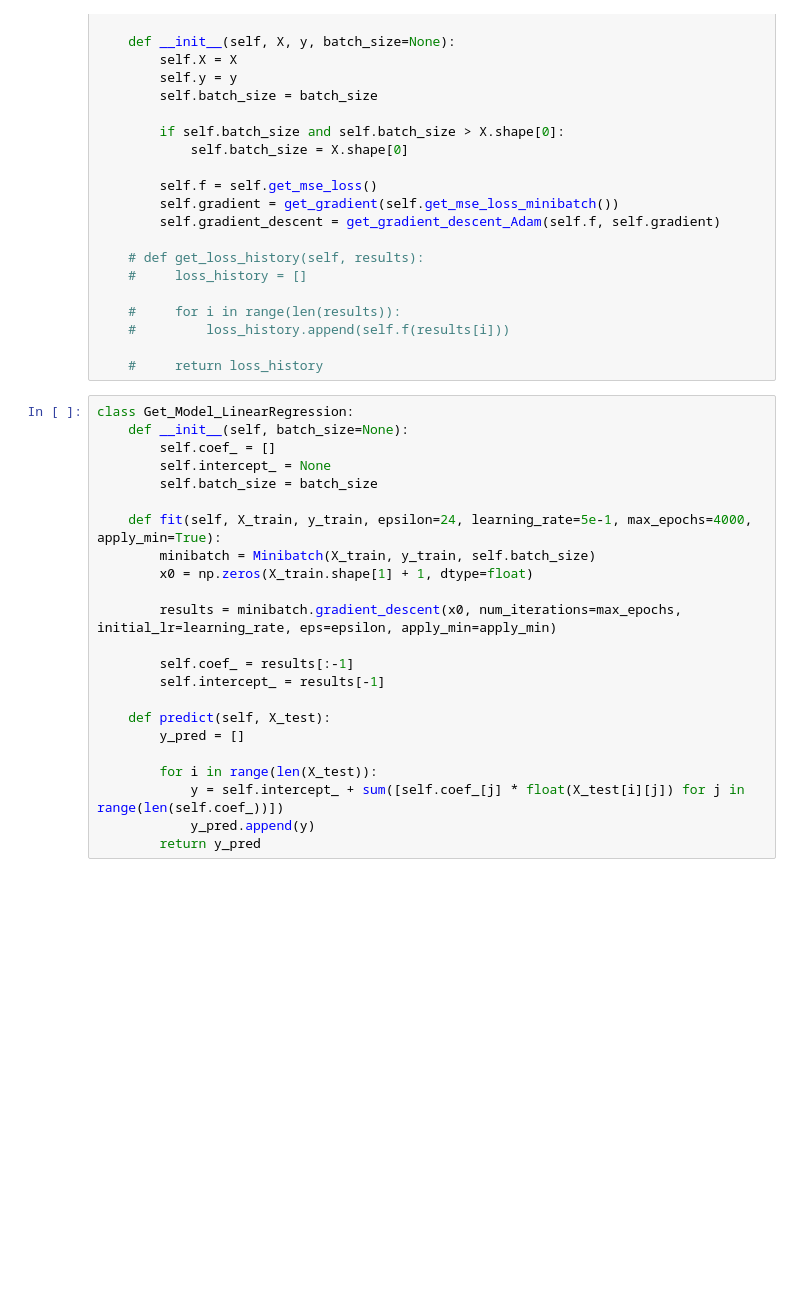
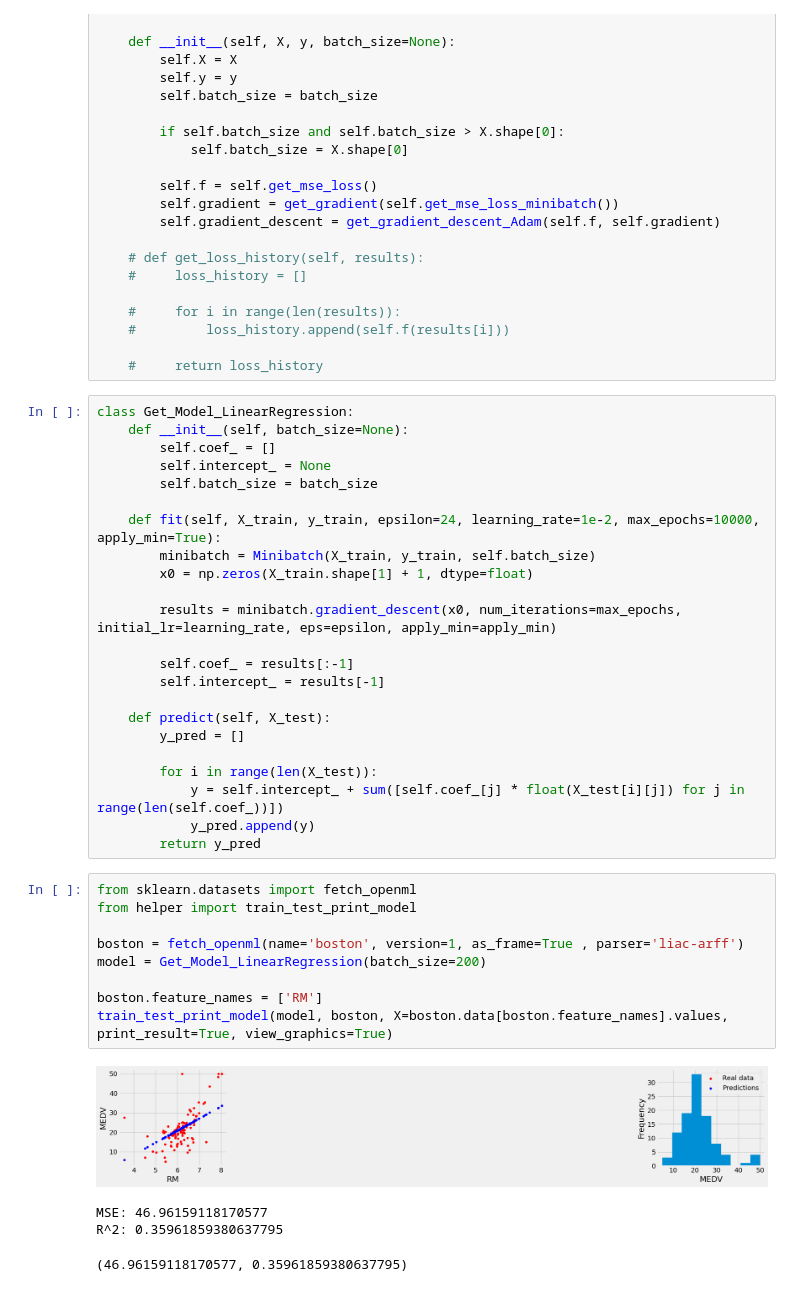
Before and after one commit to trio-at-optimization/optimization-lab2, a Jupyter notebook: Linear_model.ipynb, the cells around one changed output. Cells and saved outputs as stored; diff of their text form; blank space fills up the shorter version.

Commit message:
Linear Regression

```diff
--- a/Linear_model.ipynb
+++ b/Linear_model.ipynb
@@ -136,7 +136,7 @@ class Get_Model_LinearRegression:
         self.intercept_ = None
         self.batch_size = batch_size
 
-    def fit(self, X_train, y_train, epsilon=24, learning_rate=5e-1, max_epochs=4000, apply_min=True):
+    def fit(self, X_train, y_train, epsilon=24, learning_rate=1e-2, max_epochs=10000, apply_min=True):
         minibatch = Minibatch(X_train, y_train, self.batch_size)
         x0 = np.zeros(X_train.shape[1] + 1, dtype=float)
 
@@ -152,6 +152,20 @@ class Get_Model_LinearRegression:
             y = self.intercept_ + sum([self.coef_[j] * float(X_test[i][j]) for j in range(len(self.coef_))])
             y_pred.append(y)
         return y_pred
+# %%
+from sklearn.datasets import fetch_openml
+from helper import train_test_print_model
+
+boston = fetch_openml(name='boston', version=1, as_frame=True , parser='liac-arff')
+model = Get_Model_LinearRegression(batch_size=200)
+
+boston.feature_names = ['RM']
+train_test_print_model(model, boston, X=boston.data[boston.feature_names].values, print_result=True, view_graphics=True)
+# %% [output]
+[figure, added]
+MSE: 46.96159118170577
+R^2: 0.35961859380637795
+(46.96159118170577, 0.35961859380637795)
 # %%
 from sklearn.datasets import fetch_openml
 from helper import train_test_print_model
```
Also changed, not shown: parts of 4 cells of this notebook.
